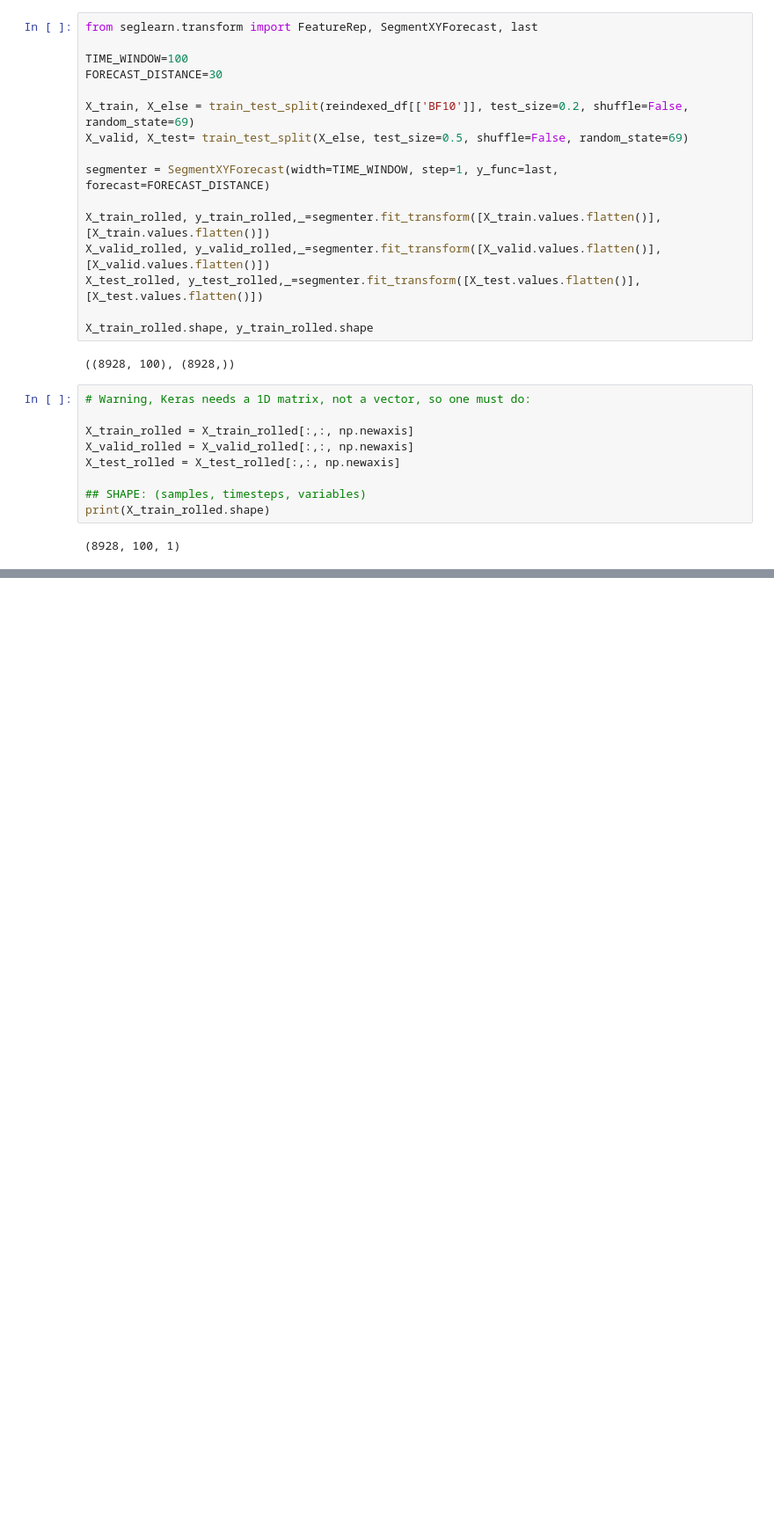
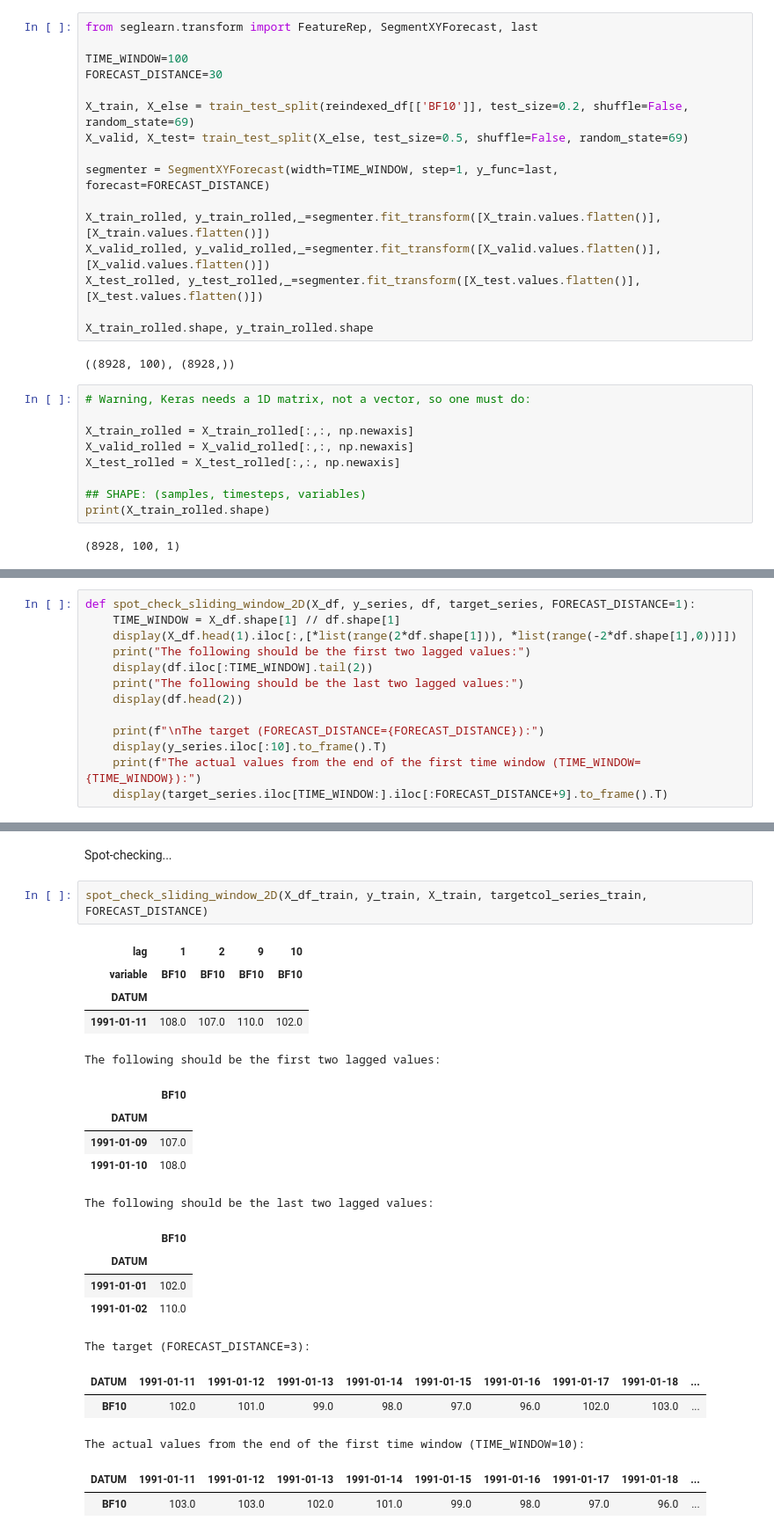
Before and after one commit to RompfRobert/Machine_Learning_and_Deep_Learning, a Jupyter notebook: Capstone-Project/test.ipynb, the cells around one changed output, grey strips where cells are left out. Shown: that part at 88% size. Cells and saved outputs as stored; diff of their text form; blank space fills up the shorter version.

```diff
--- a/Capstone-Project/test.ipynb
+++ b/Capstone-Project/test.ipynb
@@ -324,0 +384,13 @@ plt.show()
+# %%
+def spot_check_sliding_window_2D(X_df, y_series, df, target_series, FORECAST_DISTANCE=1):
+    TIME_WINDOW = X_df.shape[1] // df.shape[1]
+    display(X_df.head(1).iloc[:,[*list(range(2*df.shape[1])), *list(range(-2*df.shape[1],0))]])
+    print("The following should be the first two lagged values:")
+    display(df.iloc[:TIME_WINDOW].tail(2))
+    print("The following should be the last two lagged values:")
+    display(df.head(2))
+
+    print(f"\nThe target (FORECAST_DISTANCE={FORECAST_DISTANCE}):")
+    display(y_series.iloc[:10].to_frame().T)
+    print(f"The actual values from the end of the first time window (TIME_WINDOW={TIME_WINDOW}):")
+    display(target_series.iloc[TIME_WINDOW:].iloc[:FORECAST_DISTANCE+9].to_frame().T)
@@ -324,0 +411,25 @@ plt.show()
+# %% [markdown]
+Spot-checking...
+# %%
+spot_check_sliding_window_2D(X_df_train, y_train, X_train, targetcol_series_train, FORECAST_DISTANCE)
+# %% [output]
+| lag | 1 | 2 | 9 | 10 |
+| variable | BF10 | BF10 | BF10 | BF10 |
+| DATUM |  |  |  |  |
+| 1991-01-11 | 108.0 | 107.0 | 110.0 | 102.0 |
+The following should be the first two lagged values:
+|  | BF10 |
+| DATUM |  |
+| 1991-01-09 | 107.0 |
+| 1991-01-10 | 108.0 |
+The following should be the last two lagged values:
+|  | BF10 |
+| DATUM |  |
+| 1991-01-01 | 102.0 |
+| 1991-01-02 | 110.0 |
+The target (FORECAST_DISTANCE=3):
+| DATUM | 1991-01-11 | 1991-01-12 | 1991-01-13 | 1991-01-14 | 1991-01-15 | 1991-01-16 | 1991-01-17 | 1991-01-18 | ... |
+| BF10 | 102.0 | 101.0 | 99.0 | 98.0 | 97.0 | 96.0 | 102.0 | 103.0 | ... |
+The actual values from the end of the first time window (TIME_WINDOW=10):
+| DATUM | 1991-01-11 | 1991-01-12 | 1991-01-13 | 1991-01-14 | 1991-01-15 | 1991-01-16 | 1991-01-17 | 1991-01-18 | ... |
+| BF10 | 103.0 | 103.0 | 102.0 | 101.0 | 99.0 | 98.0 | 97.0 | 96.0 | ... |
```
Also changed, not shown: parts of 43 cells of this notebook, 2 other files.
